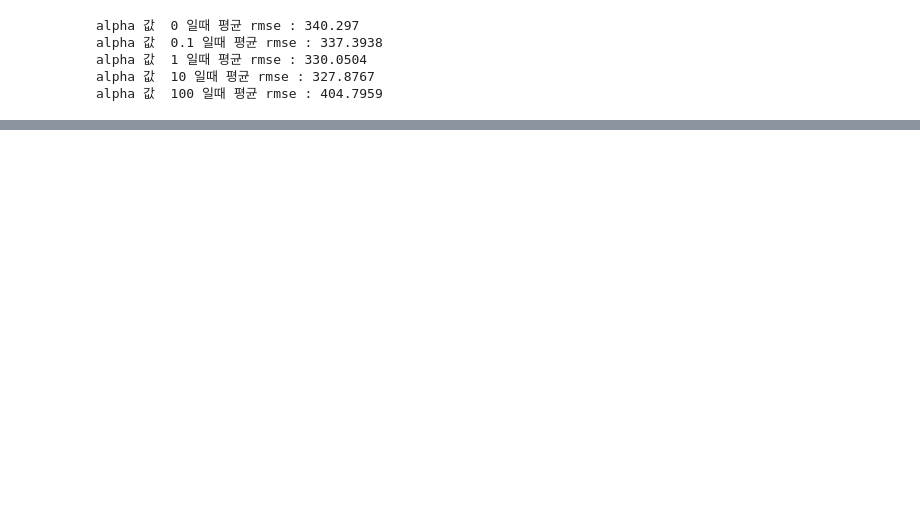
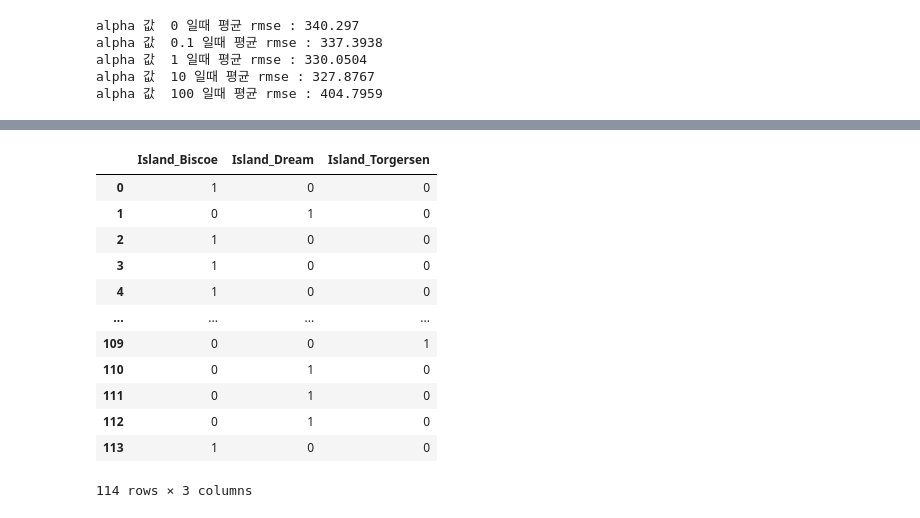
Before and after one commit to SmilingSammy/penguin_weight, a Jupyter notebook: test.ipynb, the cells around one changed output, grey strips where cells are left out. Drawn from its saved outputs; the diff is of its cells as text; code cells hidden in the pictures; blank space fills up the shorter version.

```diff
--- a/test.ipynb
+++ b/test.ipynb
@@ -257,0 +290,16 @@ sample_submission.to_csv('.penguin_result_{}.csv'.format(datetime.now().strftime
+# %%
+train.filter(regex='Island')
+# %% [output]
+|  | Island_Biscoe | Island_Dream | Island_Torgersen |
+| 0 | 1 | 0 | 0 |
+| 1 | 0 | 1 | 0 |
+| 2 | 1 | 0 | 0 |
+| 3 | 1 | 0 | 0 |
+| 4 | 1 | 0 | 0 |
+| ... | ... | ... | ... |
+| 109 | 0 | 0 | 1 |
+| 110 | 0 | 1 | 0 |
+| 111 | 0 | 1 | 0 |
+| 112 | 0 | 1 | 0 |
+| 113 | 1 | 0 | 0 |
+114 rows × 3 columns
```
Also changed, not shown: parts of 12 cells of this notebook, 4 other files.
